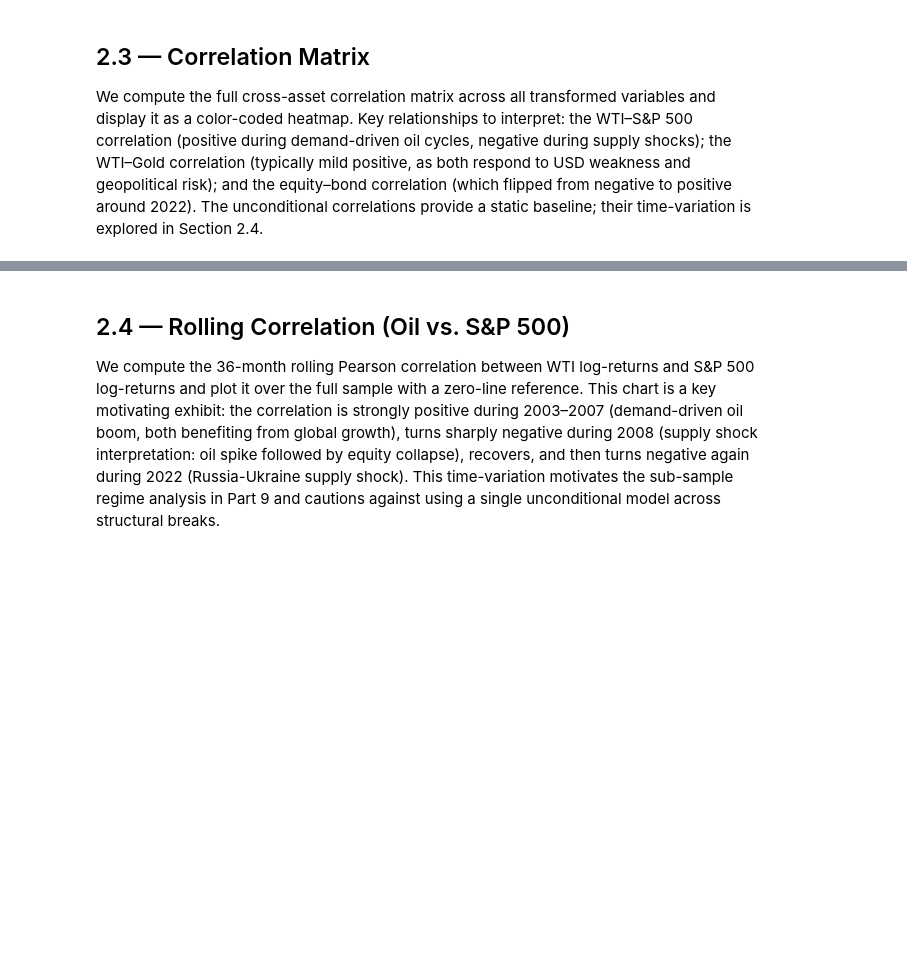
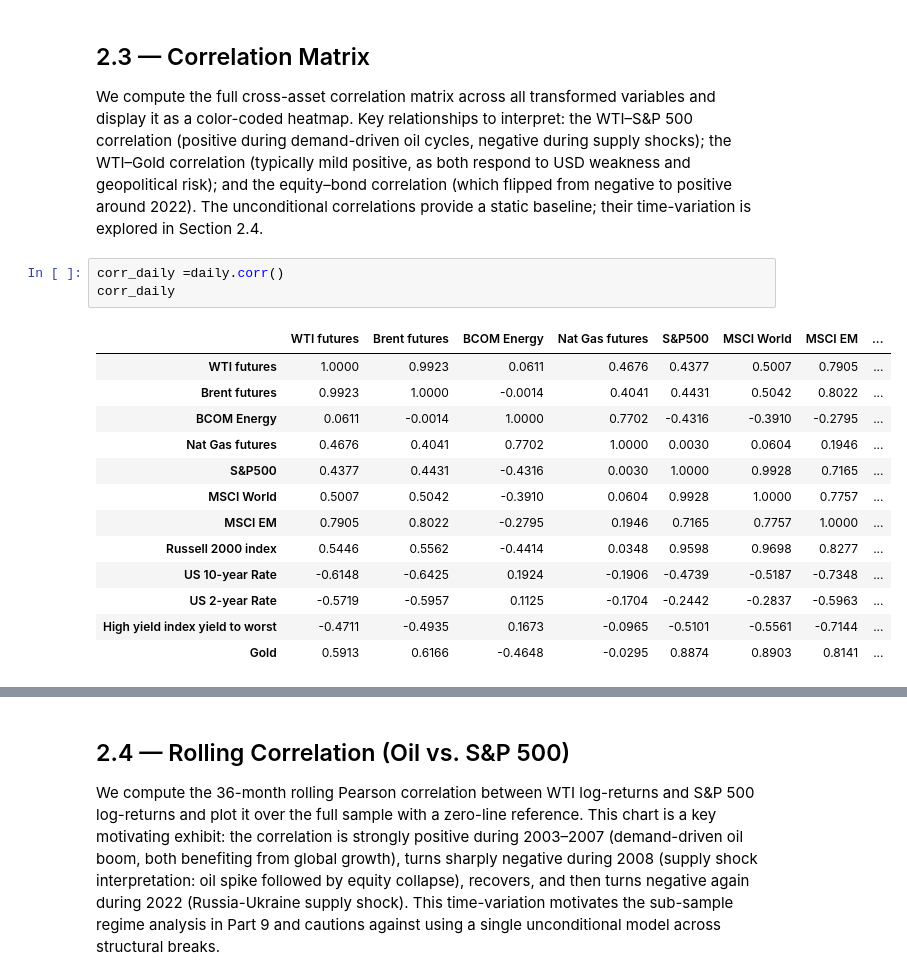
Before and after one commit to Altankaragulle/EMIF_Project_Oil, a Jupyter notebook: EMIF_Oil_Shock_Project.ipynb, the cells around one changed output, grey strips where cells are left out. Drawn from its saved outputs; the diff is of its cells as text; blank space fills up the shorter version.

```diff
--- a/EMIF_Oil_Shock_Project.ipynb
+++ b/EMIF_Oil_Shock_Project.ipynb
@@ -459,3 +459,20 @@ All variables reject the null of normality under both the Jarque-Bera and Anders
 ## 2.3 — Correlation Matrix
 
 We compute the full cross-asset correlation matrix across all transformed variables and display it as a color-coded heatmap. Key relationships to interpret: the WTI–S&P 500 correlation (positive during demand-driven oil cycles, negative during supply shocks); the WTI–Gold correlation (typically mild positive, as both respond to USD weakness and geopolitical risk); and the equity–bond correlation (which flipped from negative to positive around 2022). The unconditional correlations provide a static baseline; their time-variation is explored in Section 2.4.
+# %%
+corr_daily =daily.corr()
+corr_daily
+# %% [output]
+|  | WTI futures | Brent futures | BCOM Energy | Nat Gas futures | S&P500 | MSCI World | MSCI EM | ... |
+| WTI futures | 1.0000 | 0.9923 | 0.0611 | 0.4676 | 0.4377 | 0.5007 | 0.7905 | ... |
+| Brent futures | 0.9923 | 1.0000 | -0.0014 | 0.4041 | 0.4431 | 0.5042 | 0.8022 | ... |
+| BCOM Energy | 0.0611 | -0.0014 | 1.0000 | 0.7702 | -0.4316 | -0.3910 | -0.2795 | ... |
+| Nat Gas futures | 0.4676 | 0.4041 | 0.7702 | 1.0000 | 0.0030 | 0.0604 | 0.1946 | ... |
+| S&P500 | 0.4377 | 0.4431 | -0.4316 | 0.0030 | 1.0000 | 0.9928 | 0.7165 | ... |
+| MSCI World | 0.5007 | 0.5042 | -0.3910 | 0.0604 | 0.9928 | 1.0000 | 0.7757 | ... |
+| MSCI EM | 0.7905 | 0.8022 | -0.2795 | 0.1946 | 0.7165 | 0.7757 | 1.0000 | ... |
+| Russell 2000 index | 0.5446 | 0.5562 | -0.4414 | 0.0348 | 0.9598 | 0.9698 | 0.8277 | ... |
+| US 10-year Rate | -0.6148 | -0.6425 | 0.1924 | -0.1906 | -0.4739 | -0.5187 | -0.7348 | ... |
+| US 2-year Rate | -0.5719 | -0.5957 | 0.1125 | -0.1704 | -0.2442 | -0.2837 | -0.5963 | ... |
+| High yield index yield to worst | -0.4711 | -0.4935 | 0.1673 | -0.0965 | -0.5101 | -0.5561 | -0.7144 | ... |
+| Gold | 0.5913 | 0.6166 | -0.4648 | -0.0295 | 0.8874 | 0.8903 | 0.8141 | ... |
```
Also changed, not shown: parts of 1 cell of this notebook.
